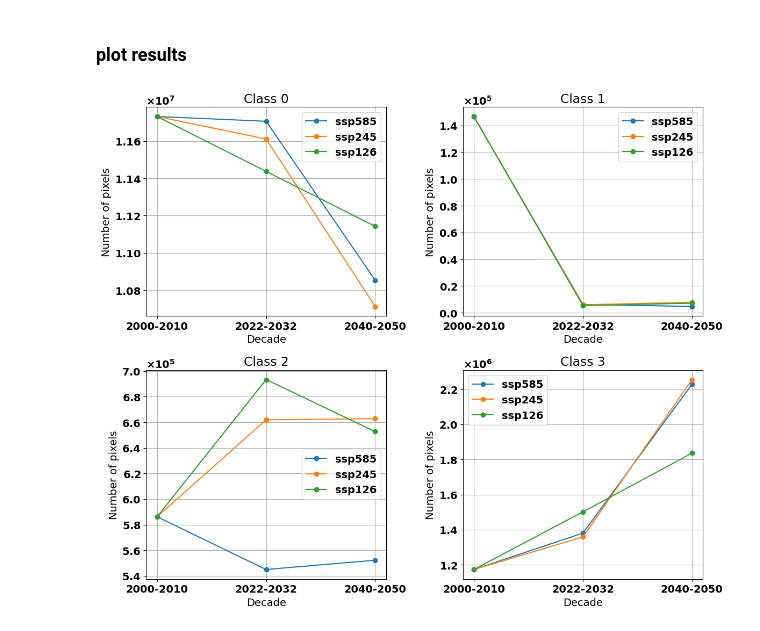
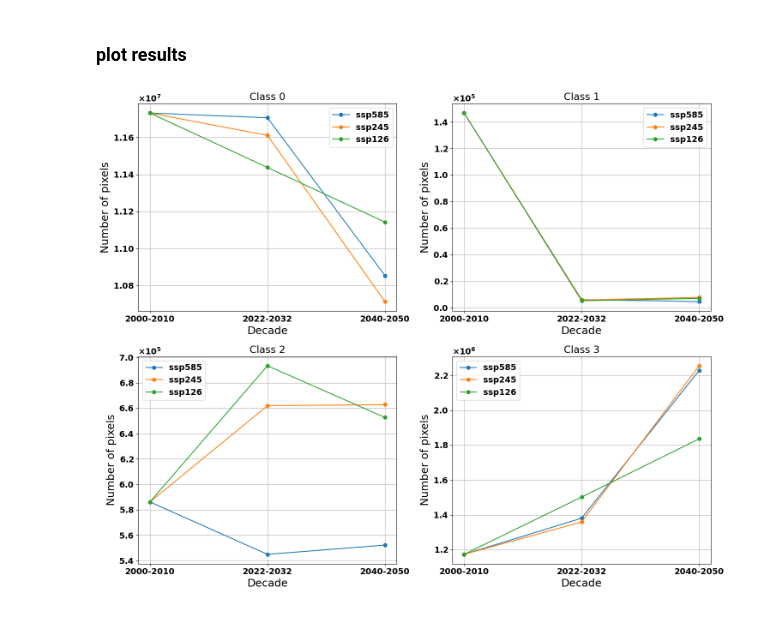
Before and after one commit to makboard/ArableLandSuitability, a Jupyter notebook: data_processing/plot_predicted_croplands.ipynb, the cells around one changed output. Saved outputs shown, nothing was run; the diff lists cells and outputs as text; code cells hidden in the pictures.

Commit message:
Plots

```diff
--- a/data_processing/plot_predicted_croplands.ipynb
+++ b/data_processing/plot_predicted_croplands.ipynb
@@ -70,34 +70,34 @@ for key, item in directories.items():
 ### plot results
 # %%
 # Set up the plot
-fig, axs = plt.subplots(nrows=2, ncols=2, figsize=(12, 10))
+fig, axs = plt.subplots(nrows=2, ncols=2, figsize=(15, 12))
 axs = axs.ravel()
-plt.subplots_adjust(hspace=0.5)
+plt.subplots_adjust(hspace=0.2)
 
 # Loop over each class and plot the curves
 for i, class_name in enumerate(initial_distribution_df.columns):
     # Get the data for this class
     init_data = initial_distribution_df.loc['initial_distribution', class_name]
     data_2020_2030 = results_dfs['2022_2032'].loc[:, class_name].values
     data_2040_2050 = results_dfs['2040_2050'].loc[:, class_name].values
 
     # Plot the curves
     for j in range(3):
         axs[i].plot([0, 1, 2], [init_data, data_2020_2030[j], data_2040_2050[j]], marker='o', label=results_dfs['2022_2032'].index[j][:-4])
     axs[i].set_title(f'Class {i}')
-    axs[i].set_xlabel('Decade')
-    axs[i].set_ylabel('Number of pixels')
+    axs[i].set_xlabel('Decade', fontsize=18)
+    axs[i].set_ylabel('Number of pixels', fontsize=18)
     axs[i].set_xticks([0, 1, 2])
     axs[i].set_xticklabels(['2000-2010', '2022-2032', '2040-2050'])
     axs[i].legend()
     axs[i].grid()
 
     # Force y-axis to use scientific notation
     axs[i].yaxis.set_major_formatter(ScalarFormatter(useMathText=True))
     axs[i].ticklabel_format(axis='y', style='sci', scilimits=(0, 0))
 
-plt.savefig(os.path.join("..", "results", f'metamodel_class_distribution.pdf'), dpi=300, format='pdf')
+plt.savefig(os.path.join("..", "results", f'metamodel_class_distribution.pdf'), dpi=500, format='pdf',bbox_inches='tight',)
 plt.tight_layout()
 plt.show()
 # %% [output]
-[figure, old version]
+[figure, new version]
```
Also changed, not shown: 1 other file.
